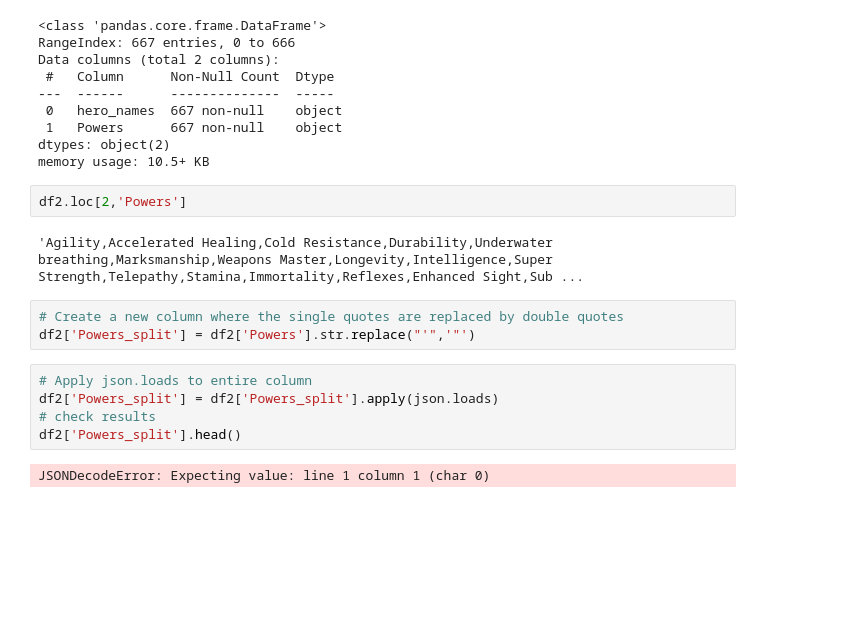
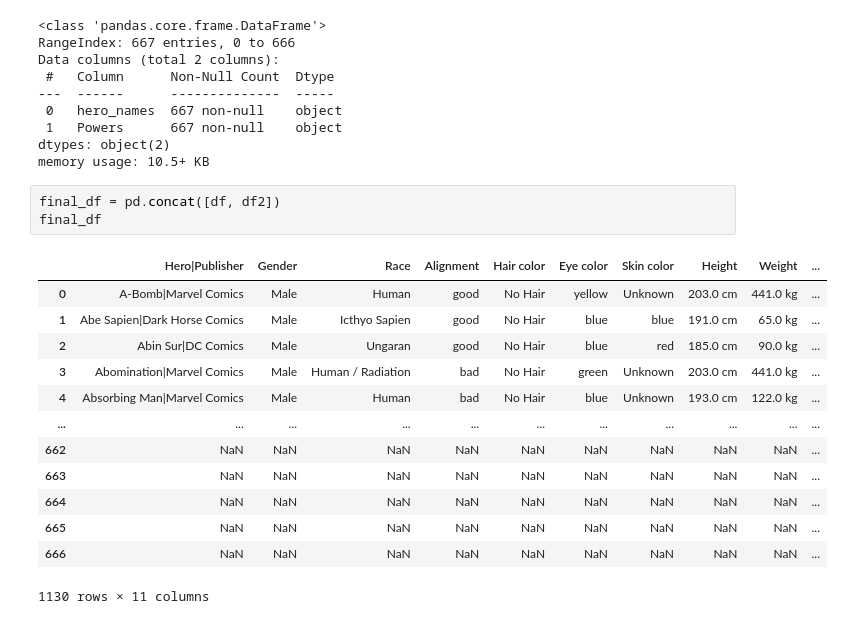
Before and after one commit to LarsonBodden/Applying-Advanced-Transformations, a Jupyter notebook: Applying Advanced Transformations.ipynb, the cells around one changed output. Saved outputs shown, nothing was run; the diff lists cells and outputs as text; blank space fills up the shorter version.

```diff
--- a/Applying Advanced Transformations.ipynb
+++ b/Applying Advanced Transformations.ipynb
@@ -135,17 +159,20 @@ Data columns (total 2 columns):
  1   Powers      667 non-null    object
 dtypes: object(2)
 memory usage: 10.5+ KB
-# %%
-df2.loc[2,'Powers']
-# %% [output]
-'Agility,Accelerated Healing,Cold Resistance,Durability,Underwater breathing,Marksmanship,Weapons Master,Longevity,Intelligence,Super Strength,Telepathy,Stamina,Immortality,Reflexes,Enhanced Sight,Sub ...
-# %%
-# Create a new column where the single quotes are replaced by double quotes
-df2['Powers_split'] = df2['Powers'].str.replace("'",'"')
-# %%
-# Apply json.loads to entire column
-df2['Powers_split'] = df2['Powers_split'].apply(json.loads)
-# check results
-df2['Powers_split'].head()
-# %% [output]
-JSONDecodeError: Expecting value: line 1 column 1 (char 0)
+# %%
+final_df = pd.concat([df, df2])
+final_df
+# %% [output]
+|  | Hero|Publisher | Gender | Race | Alignment | Hair color | Eye color | Skin color | Height | Weight | ... |
+| 0 | A-Bomb|Marvel Comics | Male | Human | good | No Hair | yellow | Unknown | 203.0 cm | 441.0 kg | ... |
+| 1 | Abe Sapien|Dark Horse Comics | Male | Icthyo Sapien | good | No Hair | blue | blue | 191.0 cm | 65.0 kg | ... |
+| 2 | Abin Sur|DC Comics | Male | Ungaran | good | No Hair | blue | red | 185.0 cm | 90.0 kg | ... |
+| 3 | Abomination|Marvel Comics | Male | Human / Radiation | bad | No Hair | green | Unknown | 203.0 cm | 441.0 kg | ... |
+| 4 | Absorbing Man|Marvel Comics | Male | Human | bad | No Hair | blue | Unknown | 193.0 cm | 122.0 kg | ... |
+| ... | ... | ... | ... | ... | ... | ... | ... | ... | ... | ... |
+| 662 | NaN | NaN | NaN | NaN | NaN | NaN | NaN | NaN | NaN | ... |
+| 663 | NaN | NaN | NaN | NaN | NaN | NaN | NaN | NaN | NaN | ... |
+| 664 | NaN | NaN | NaN | NaN | NaN | NaN | NaN | NaN | NaN | ... |
+| 665 | NaN | NaN | NaN | NaN | NaN | NaN | NaN | NaN | NaN | ... |
+| 666 | NaN | NaN | NaN | NaN | NaN | NaN | NaN | NaN | NaN | ... |
+1130 rows × 11 columns
```
Also changed, not shown: parts of 2 cells of this notebook.
